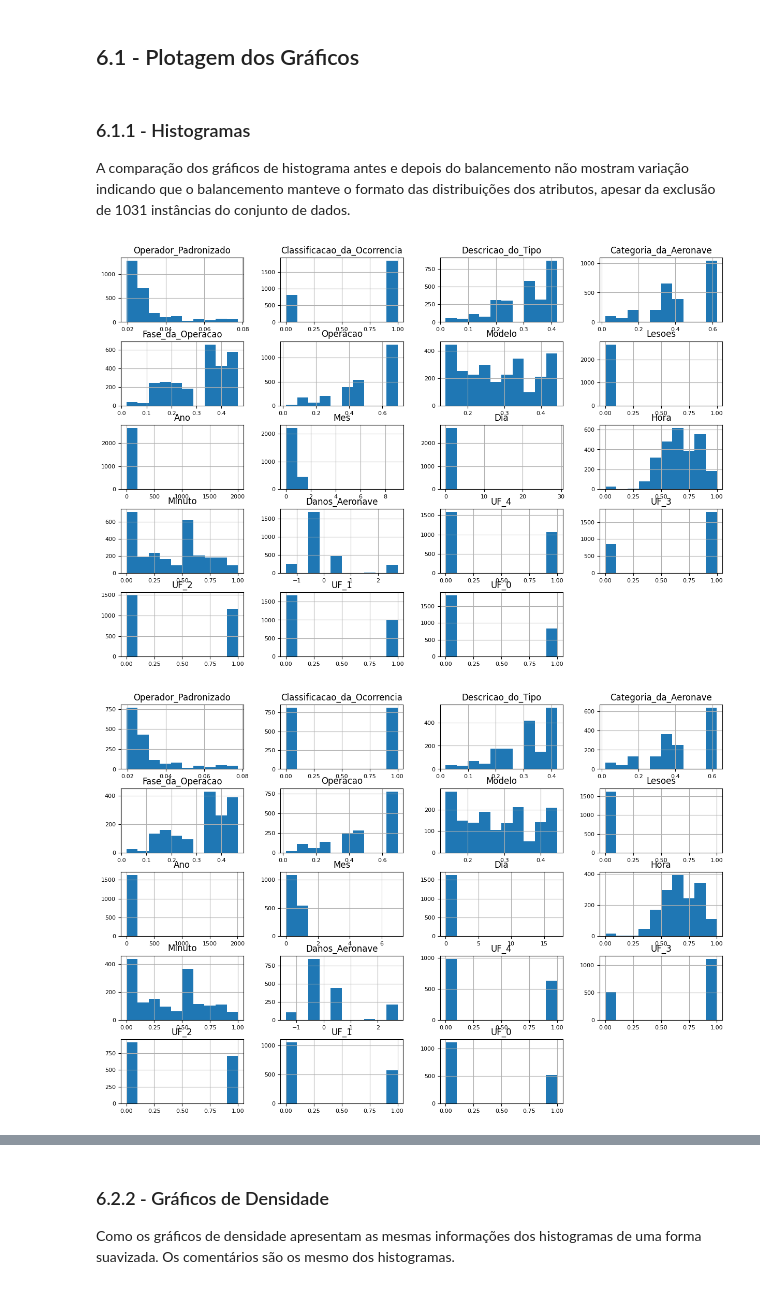
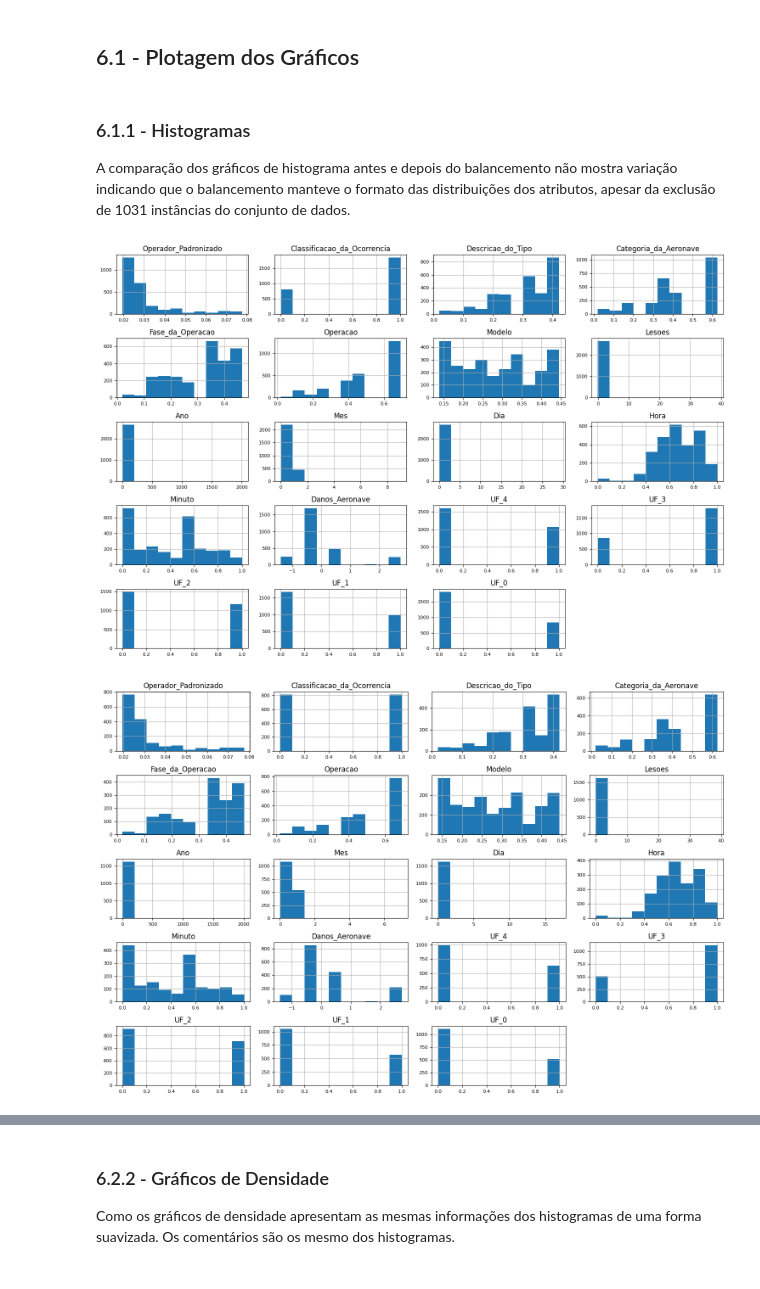
Before and after one commit to ricardorobertson/Analise_de_Dados_e_Boas_Praticas, a Jupyter notebook: MVP_Acidentes_Aéreos.ipynb, the cells around one changed output, grey strips where cells are left out. Cells and saved outputs as stored; diff of their text form; code cells hidden in the pictures.

```diff
--- a/MVP_Acidentes_Aéreos.ipynb
+++ b/MVP_Acidentes_Aéreos.ipynb
@@ -1972,7 +1940,7 @@ Será aplicada a transformação de Normalização para adequar os valores do at
 # 4.2.1 - Atributo 'Lesoes' (continuação)
 
 # Aplica a transformação de Normalização
-scaler = MinMaxScaler()
+scaler = StandardScaler()
 
 df_2['Lesoes'] = scaler.fit_transform(df_2[['Lesoes']])
 
@@ -3042,22 +2974,25 @@ Segue a comparação dos gráficos de histograma, densidade, boxplot e matriz de
 # %% [markdown]
 ### 6.1.1 - Histogramas
 
-A comparação dos gráficos de histograma antes e depois do balancemento não mostram variação indicando que o balancemento manteve o formato das distribuições dos atributos, apesar da exclusão de 1031 instâncias do conjunto de dados.
+A comparação dos gráficos de histograma antes e depois do balancemento não mostra variação indicando que o balancemento manteve o formato das distribuições dos atributos, apesar da exclusão de 1031 instâncias do conjunto de dados.
 # %%
-# 6.1.1 - Histogramas Antes do Balanceamento
+# 6.1.1 - Histogramas
+
+# Antes do Balanceamento
 
 df_2.hist(figsize = (15,10), xlabelsize=8, ylabelsize=8)
-
+plt.tight_layout()
 plt.show()
 # %% [output]
-[figure, old version]
+[figure, new version]
 # %%
-# 6.1.1 - Histogramas Depois do Balanceamento
+# 6.1.1 - Histogramas
 
-# Histograma
+# Depois do Balanceamento
+
 df_balanceado.hist(figsize = (15,10), xlabelsize=8, ylabelsize=8)
-
+plt.tight_layout()
 plt.show()
 # %% [output]
-[figure, old version]
+[figure, new version]
 # %% [markdown]
```
Also changed, not shown: parts of 92 cells of this notebook.
